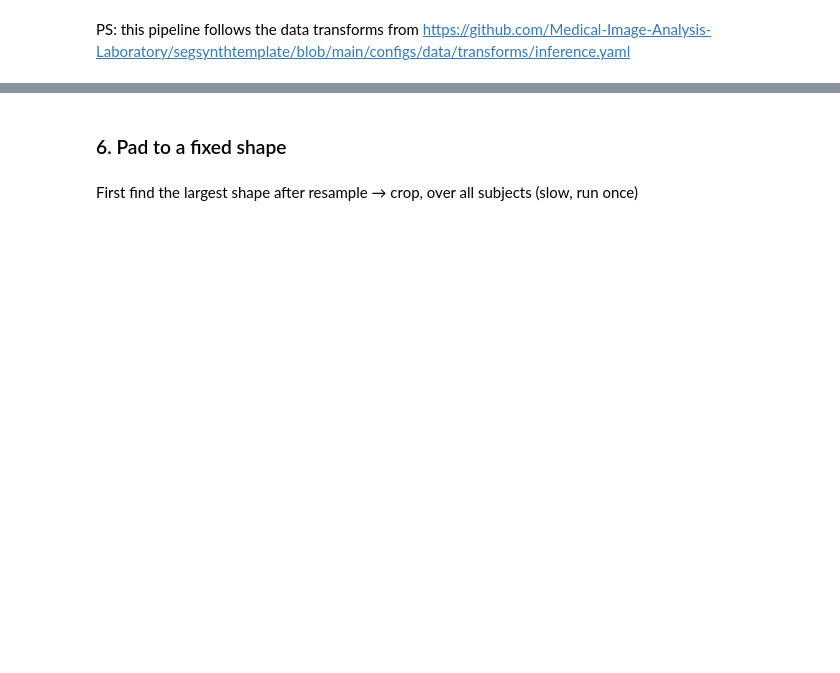
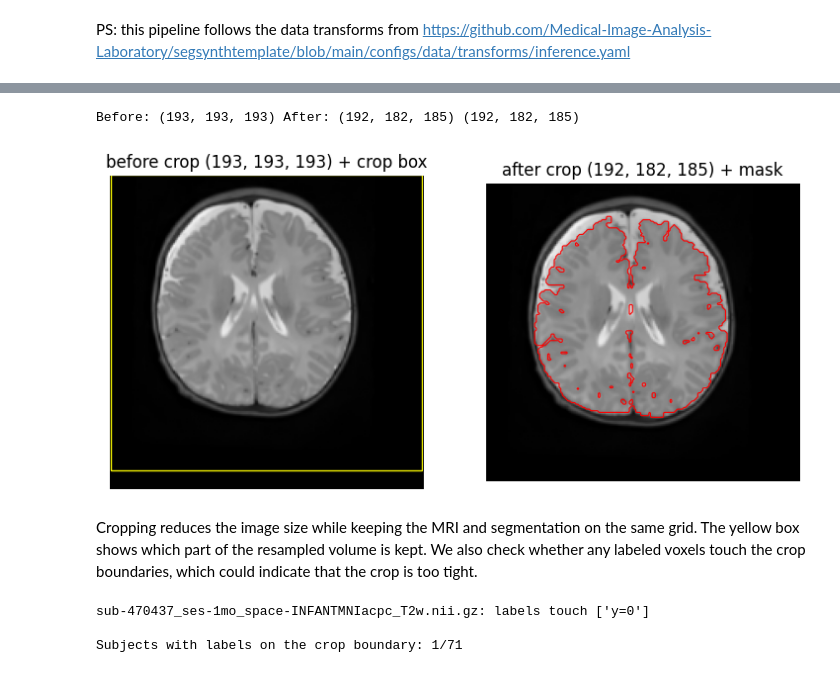
Before and after one commit to Yasmine-bou/-brain-mri-foundation-models, a Jupyter notebook: notebooks/04_preprocess_bobs.ipynb, the cells around one changed output, grey strips where cells are left out. Drawn from its saved outputs; the diff is of its cells as text; code cells hidden in the pictures; blank space fills up the shorter version.

```diff
--- a/notebooks/04_preprocess_bobs.ipynb
+++ b/notebooks/04_preprocess_bobs.ipynb
@@ -26,6 +37,8 @@ DATA_DIR = PROJECT_ROOT / "data" / "bobs" / "resampled75"
 # BOBs has two segmentations per scan: we use the bobs9 one (not aseg)
 pairs = find_image_label_pairs(DATA_DIR, seg_suffix="_desc-bobs9_dseg")
 
+SPACING = (1.0, 1.0, 1.0)   # same as FeTA / FOMO25
+
 
 print("Number of pairs: ", len(pairs))
 print("First 5 pairs: ", pairs[:5])
@@ -129,36 +175,62 @@ print("Still RAS:", nib.aff2axcodes(img_r.affine))
 # %%
 import matplotlib.patches as patches
 
 from src.preprocess import crop_to_foreground
 
 img_path, seg_path = pairs[0]
 img = fill_nan(reorient_to_ras(nib.load(img_path)))
 seg = reorient_to_ras(nib.load(seg_path))
-img_r, seg_r = resample_to_spacing(img, seg, spacing=TARGET_SPACING)
-img_c, seg_c = crop_to_foreground(img_r, seg_r)
+img_r, seg_r = resample_to_spacing(img, seg, spacing=SPACING)
+img_c, seg_c = crop_to_foreground(img_r, seg_r, margin=5)
 
 print("Before:", img_r.shape, "After:", img_c.shape, seg_c.shape)
 
 # Where the crop starts in the resampled volume (from the two affines),
 # so both panels show the SAME slice
 start = np.round(np.linalg.inv(img_r.affine) @ img_c.affine @ [0, 0, 0, 1])[:3].astype(int)
 z_c = img_c.shape[2] // 2      # slice in the cropped volume
 z = start[2] + z_c             # same slice in the uncropped volume
 
 fig, axes = plt.subplots(1, 2, figsize=(9, 4.5))
 axes[0].imshow(img_r.get_fdata()[:, :, z].T, cmap="gray", origin="lower")
 axes[0].add_patch(patches.Rectangle(
     (start[0], start[1]), img_c.shape[0], img_c.shape[1],
     fill=False, edgecolor="yellow", linewidth=1,
 ))
 axes[0].set_title(f"before crop {img_r.shape} + crop box")
 axes[1].imshow(img_c.get_fdata()[:, :, z_c].T, cmap="gray", origin="lower")
 axes[1].contour((np.asarray(seg_c.dataobj)[:, :, z_c] > 0).T, levels=[0.5], colors="red", linewidths=0.8)
 axes[1].set_title(f"after crop {img_c.shape} + mask")
 for ax in axes:
     ax.axis("off")
 plt.show()
+# %% [output]
+Before: (193, 193, 193) After: (192, 182, 185) (192, 182, 185)
+[figure, added]
-# %% [markdown]
-### 6. Pad to a fixed shape
-# %% [markdown]
-First find the largest shape after resample → crop, over all subjects (slow, run once)
+# %% [markdown]
+Cropping reduces the image size while keeping the MRI and segmentation on the same grid. The yellow box shows which part of the resampled volume is kept. We also check whether any labeled voxels touch the crop boundaries, which could indicate that the crop is too tight.
+# %%
+from src.preprocess import resample_and_crop
+
+def labels_on_faces(mask):
+    """Return which faces of the volume contain labelled voxels."""
+    faces = {
+        "x=0": mask[0, :, :],  "x=end": mask[-1, :, :],
+        "y=0": mask[:, 0, :],  "y=end": mask[:, -1, :],
+        "z=0": mask[:, :, 0],  "z=end": mask[:, :, -1],
+    }
+    return [name for name, face in faces.items() if np.any(face > 0)]
+
+touching = []
+for img_path, seg_path in pairs:
+    img_c, seg_c = resample_and_crop(img_path, seg_path, spacing=(1, 1, 1), margin=5)
+    faces = labels_on_faces(np.asarray(seg_c.dataobj))
+    if faces:
+        touching.append((img_path.name, faces))
+        print(f"{img_path.name}: labels touch {faces}")
+
+print(f"\nSubjects with labels on the crop boundary: {len(touching)}/{len(pairs)}")
+# %% [output]
+sub-470437_ses-1mo_space-INFANTMNIacpc_T2w.nii.gz: labels touch ['y=0']
+
+Subjects with labels on the crop boundary: 1/71
```
Also changed, not shown: parts of 42 cells of this notebook, 4 other files.
